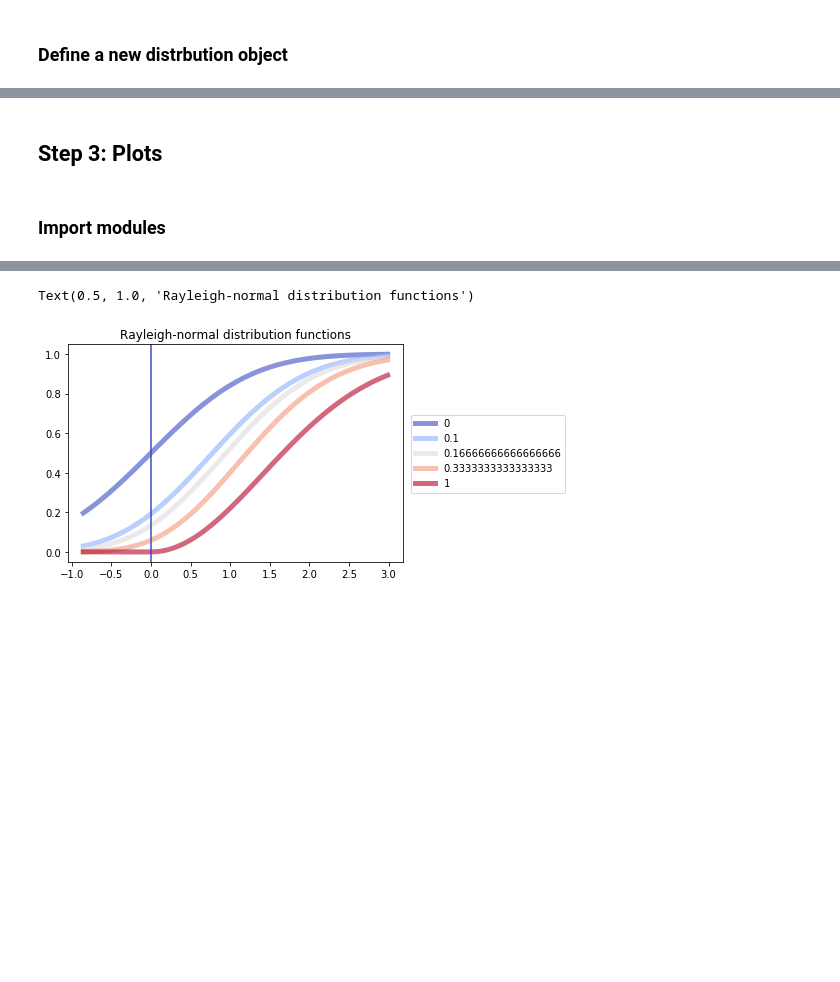
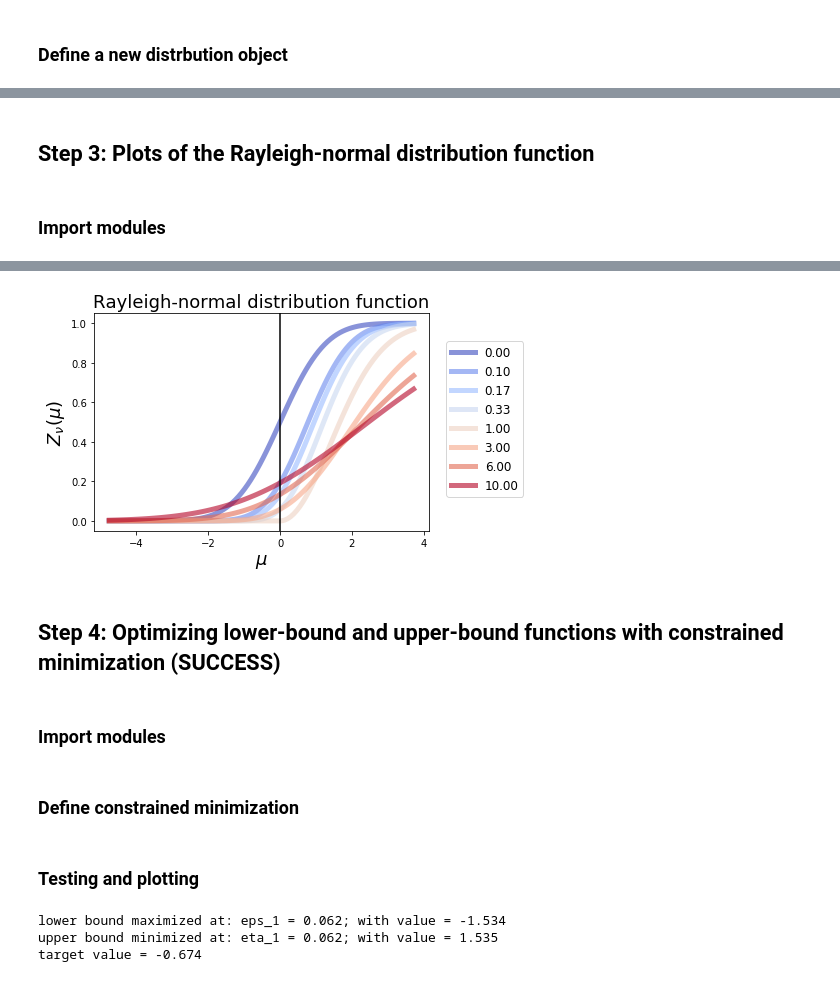
Before and after one commit to briancylui/qit, a Jupyter notebook: rayleigh-normal.ipynb, the cells around one changed output, grey strips where cells are left out. Drawn from its saved outputs; the diff is of its cells as text; code cells hidden in the pictures; blank space fills up the shorter version.

Commit message:
Added 5 steps: defined and plotted Rayleigh-normal cdf, constrained minimization of lower and upper bound

```diff
--- a/rayleigh-normal.ipynb
+++ b/rayleigh-normal.ipynb
@@ -94,15 +94,29 @@ import numpy as np
 def equation(x, mean, var, mode):
     sd = sqrt(var)
     if mode == 'alpha':
-        return norm.pdf(x) / norm.pdf(x, mean, sd) - norm.cdf(x) / norm.cdf(x, mean, sd)
+        return -log(1e-5 + norm.pdf(x) * norm.cdf(x, mean, sd)) + log(1e-5 + norm.pdf(x, mean, sd) * norm.cdf(x))
     else:
         # mode == 'beta'
-        return norm.pdf(x) / norm.pdf(x, mean, sd) - norm.sf(x) / norm.sf(x, mean, sd)
+        return -log(1e-5 + norm.pdf(x) * norm.sf(x, mean, sd)) + log(1e-5 + norm.pdf(x, mean, sd) * norm.sf(x))
+
+# For numerical stability
+def jac(x, mean, var, mode):
+    sd = sqrt(var)
+    if mode == 'alpha':
+        return - x * norm.pdf(x) * norm.cdf(x, mean, sd) + \
+            norm.cdf(x) * norm.pdf(x, mean, sd) * (x - mean) / var
+    else:
+        # mode == 'beta'
+        return - x * norm.pdf(x) * norm.sf(x, mean, sd) + norm.sf(x) * norm.pdf(x, mean, sd) * (x - mean) / var
 
 def solve(mean, var, mode):
-    initial_guess = mean / (1 - var)
-    result = fsolve(equation, initial_guess, (mean, var, mode))
-    return result[0]
+    if mode == 'alpha':
+        initial_guess = mean / (1 - var) + 0.5 if abs(mean) < 4 else mean / (1 - var)
+    else:
+        # mode == 'beta'
+        initial_guess = mean / (1 - var) - 0.5 if abs(mean) < 4 else mean / (1 - var)
+    result = root(equation, initial_guess, (mean, var, mode), tol=1e-20, options={'factor':0.11}).x
+    return result
 
 # Assumes var > 1
 def alpha(mean, var):
@@ -135,7 +149,7 @@ def Z(mean, var):
     if var < 0:
         raise ValueError("Requires: var >= 0")
 
-    if var == 0.0:
+    if var == 0:
         return norm.cdf(mean)
     elif var > 0 and var < 1:
         b = beta(mean, var)
@@ -145,9 +159,12 @@ def Z(mean, var):
         return rayleigh.cdf(mean, scale=sqrt(2))
     else:
         # var > 1
+        '''
         a = alpha(mean, var)
         sd = sqrt(var)
         return 1 - (sqrt(norm.cdf(a)) * sqrt(norm.cdf(a, mean, sd)) + I('inf', mean, var) - I(a, mean, var))**2
+        '''
+        return Z(mean / sqrt(var), 1 / var)
 # %% [markdown]
 ### Define a new distrbution object
 # %%
@@ -174,5 +214,5 @@ rn.ppf(0.99, var=0.0)
 # %% [markdown]
-## Step 3: Plots
+## Step 3: Plots of the Rayleigh-normal distribution function
 # %% [markdown]
 ### Import modules
 # %%
@@ -184,8 +224,8 @@ fig, ax = plt.subplots(1, 1)
 
 np.random.seed(205)
 
-vars = [0, 1/10, 1/6, 1/3, 1]
-x = np.linspace(rn.ppf(0.03, 0.1), rn.ppf(0.99, 0.1), 100)
+vars = [0, 1/10, 1/6, 1/3, 1, 3, 6, 10]
+x = np.linspace(rn.ppf(0.000001, 0), rn.ppf(0.9999, 0), 100)
 cmap = plt.cm.coolwarm
 rcParams['axes.prop_cycle'] = cycler(color=cmap(np.linspace(0, 1, len(vars))))
 
@@ -195,7 +235,11 @@ for var in vars:
     line = ax.plot(x, cdf, '-', lw=5, alpha=0.6, label='var = {}'.format(var))
     lines.append(line)
 
-ax.legend(lines, labels=[str(var) for var in vars], loc='upper right', bbox_to_anchor=(1.5, 0.7))
-plt.axvline(x=0)
-plt.title('Rayleigh-normal distribution functions')
+lgd = ax.legend(lines, labels=['{:.2f}'.format(var) for var in vars], fontsize=12, \
+          loc='upper right', bbox_to_anchor=(1.3, 0.9))
+ax.set_xlabel(r'$\mu$', fontsize=18)
+ax.set_ylabel(r'$Z_\nu(\mu)$', fontsize=18)
+ax.axvline(x=0, color='black')
+ax.set_title('Rayleigh-normal distribution function', fontsize=18)
+plt.savefig('rayleigh-normal.pdf', bbox_extra_artists=(lgd,), bbox_inches='tight')
 # %% [output]
@@ -203,2 +246,5 @@ plt.title('Rayleigh-normal distribution functions')
-Text(0.5, 1.0, 'Rayleigh-normal distribution functions')
-[figure, old version]
+[figure, new version]
+# %% [markdown]
+## Step 4: Optimizing lower-bound and upper-bound functions with constrained minimization (SUCCESS)
+# %% [markdown]
+### Import modules
@@ -204,0 +253,2 @@ Text(0.5, 1.0, 'Rayleigh-normal distribution functions')
+# %% [markdown]
+### Define constrained minimization
@@ -204,0 +284,14 @@ Text(0.5, 1.0, 'Rayleigh-normal distribution functions')
+# %% [markdown]
+### Testing and plotting
+# %%
+var = 0.0
+eps = 0.25
+lamb = 0.999
+
+maximize_lower(var, eps, verbose=True)
+minimize_upper(var, eps, lamb, verbose=True)
+print('target value = {:.3f}'.format(rn.ppf(eps, var)))
+# %% [output]
+lower bound maximized at: eps_1 = 0.062; with value = -1.534
+upper bound minimized at: eta_1 = 0.062; with value = 1.535
+target value = -0.674
```
Also changed, not shown: parts of 26 cells of this notebook.
